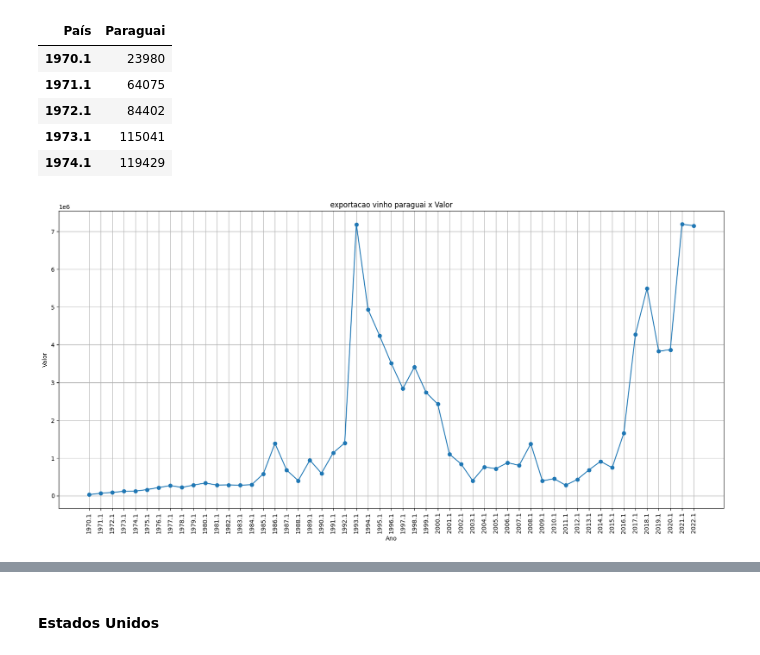
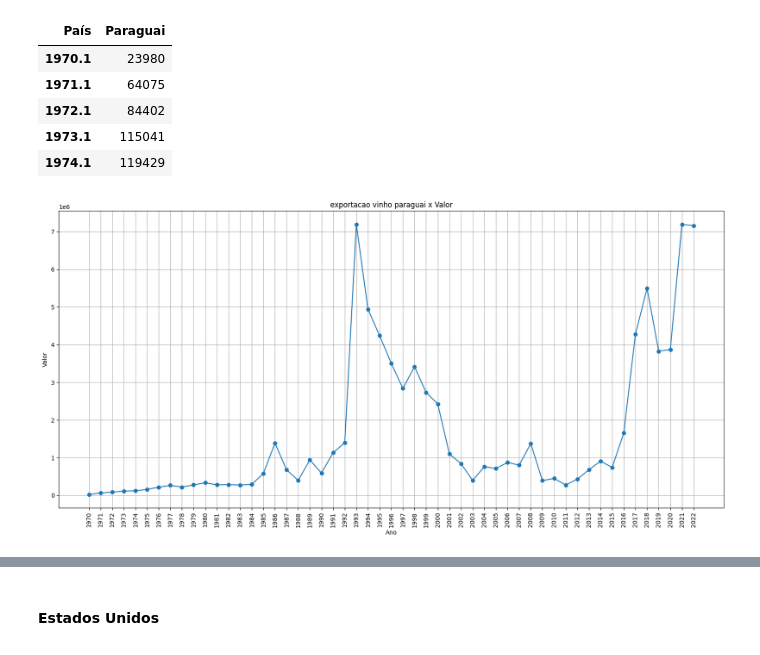
Before and after one commit to Leandro-Braga/wine_techchallenge-, a Jupyter notebook: notebook_testes/Vinicula.ipynb, the cells around one changed output, grey strips where cells are left out. Saved outputs shown, nothing was run; the diff lists cells and outputs as text; code cells hidden in the pictures.

```diff
--- a/notebook_testes/Vinicula.ipynb
+++ b/notebook_testes/Vinicula.ipynb
@@ -400,12 +400,12 @@ df_exp_vinho_paraguai_valor.head()
 | 1974.1 | 119429 |
 # %%
 plt.figure(figsize=(20, 9))
-plt.plot(df_exp_vinho_paraguai_valor.index, df_exp_vinho_paraguai_valor['Paraguai'], marker='o')
+plt.plot(df_paraquai_valor.index, df_paraquai_valor['Paraguai'], marker='o')
 plt.xticks(rotation=90)
 plt.grid(True)
 plt.title('exportacao vinho paraguai x Valor')
 plt.xlabel('Ano')
 plt.ylabel('Valor')
 plt.show()
 # %% [output]
-[figure, old version]
+[figure, new version]
```
Also changed, not shown: parts of 4 cells of this notebook, 3 other files.
